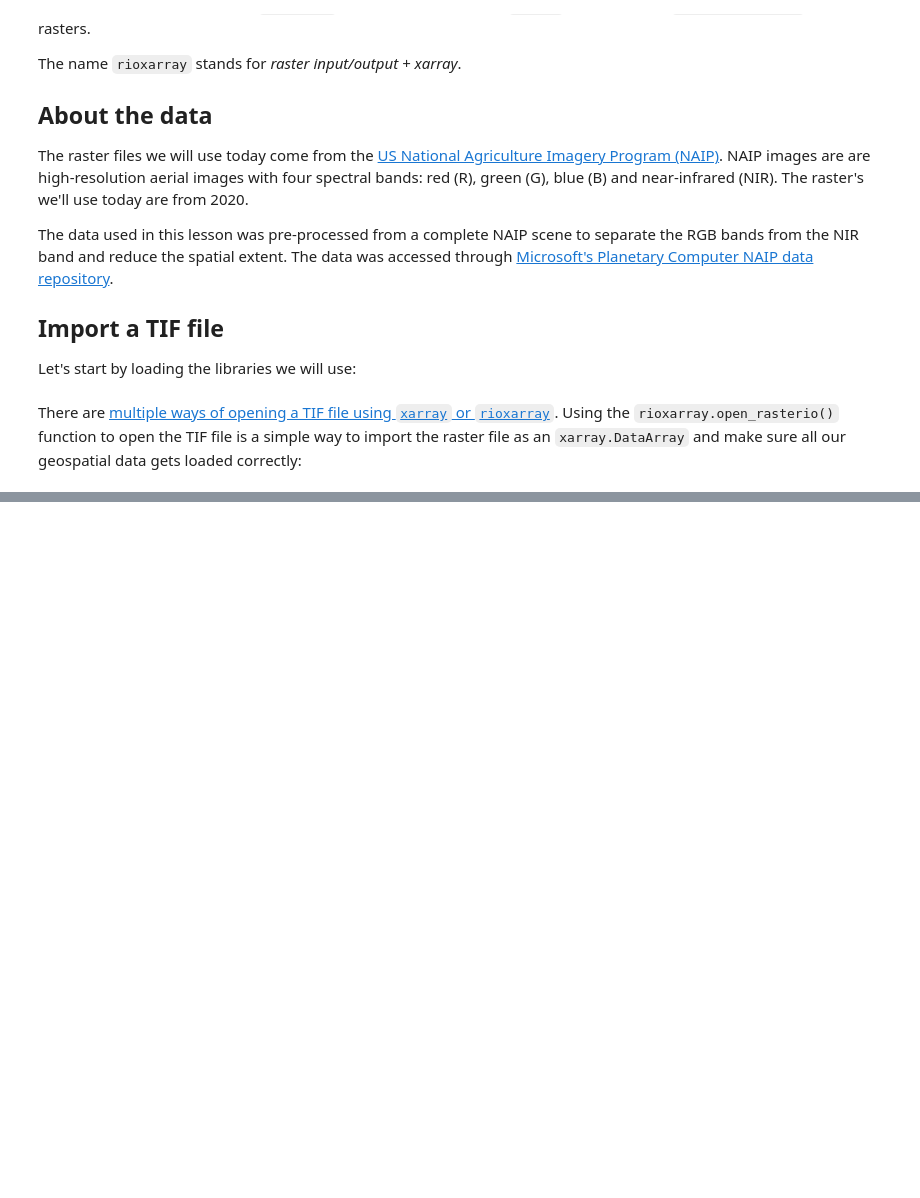
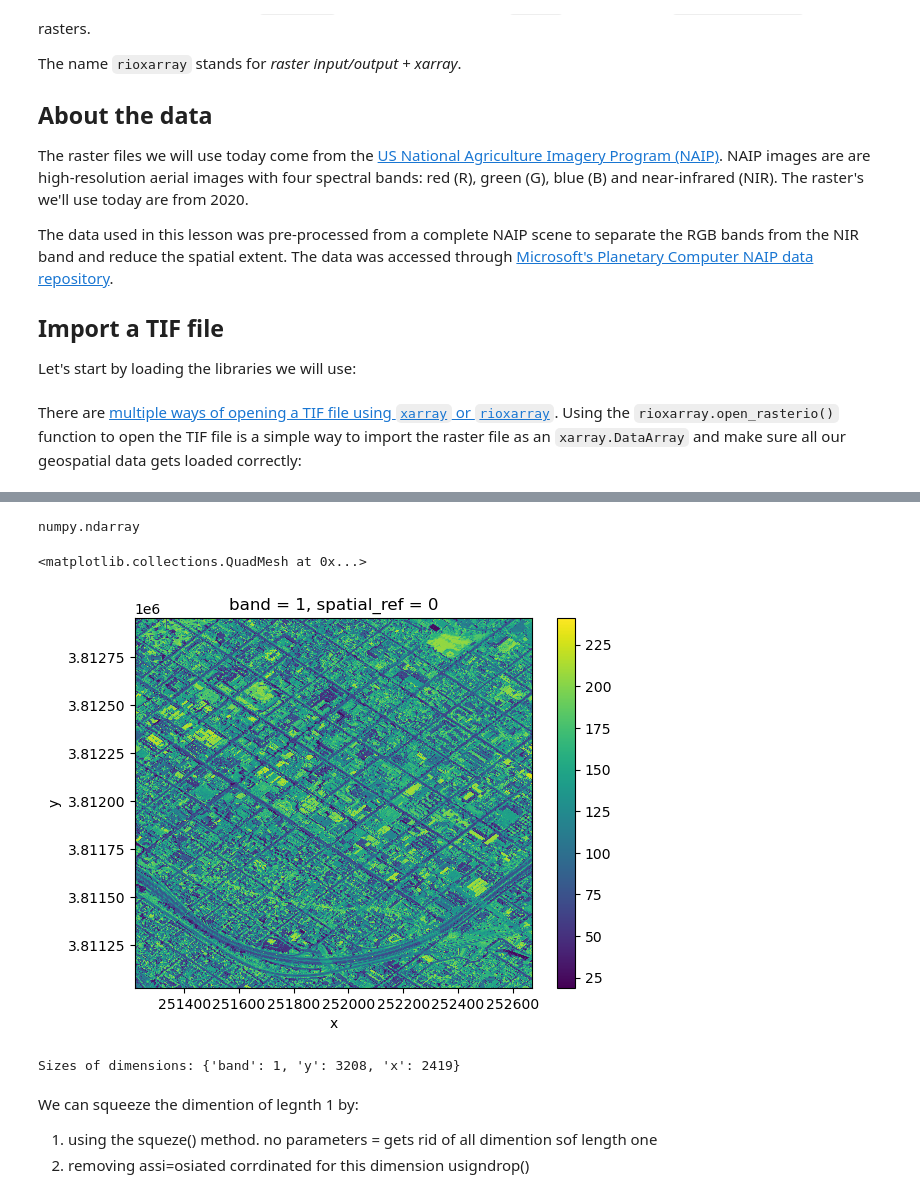
Before and after one commit to austinmartinez12/eds220-2025-in-class, a Jupyter notebook: week8/week8-rioxarray.ipynb, the cells around one changed output, grey strips where cells are left out. Saved outputs shown, nothing was run; the diff lists cells and outputs as text; code cells hidden in the pictures; blank space fills up the shorter version.

```diff
--- a/week8/week8-rioxarray.ipynb
+++ b/week8/week8-rioxarray.ipynb
@@ -27,0 +28,3 @@ root = os.path.join('data', 'rioxarray_lesson_data')
+# %%
+nir = rioxr.open_rasterio(os.path.join('NAIP_SB', "NAIP_SB_nir.tif"))
+nir
@@ -27,0 +43,17 @@ root = os.path.join('data', 'rioxarray_lesson_data')
+# %%
+type(nir.values)
+# %% [output]
+numpy.ndarray
+# %%
+nir.plot()
+# %% [output]
+<matplotlib.collections.QuadMesh at 0x...>
+[figure, added]
+# %%
+print("Sizes of dimensions:", dict(nir.sizes))
+# %% [output]
+Sizes of dimensions: {'band': 1, 'y': 3208, 'x': 2419}
+# %% [markdown]
+We can squeeze the dimention of legnth 1 by:
+1. using the squeze() method. no parameters = gets rid of all dimention sof length one
+2. removing assi=osiated corrdinated for this dimension usigndrop()
```
Also changed, not shown: parts of 25 cells of this notebook, 4 other files.
